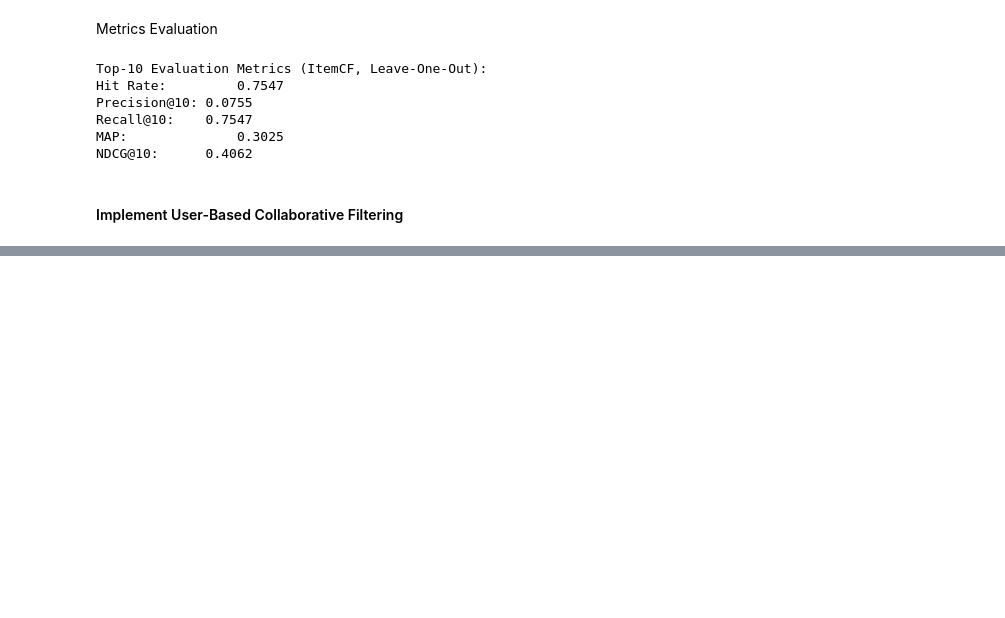
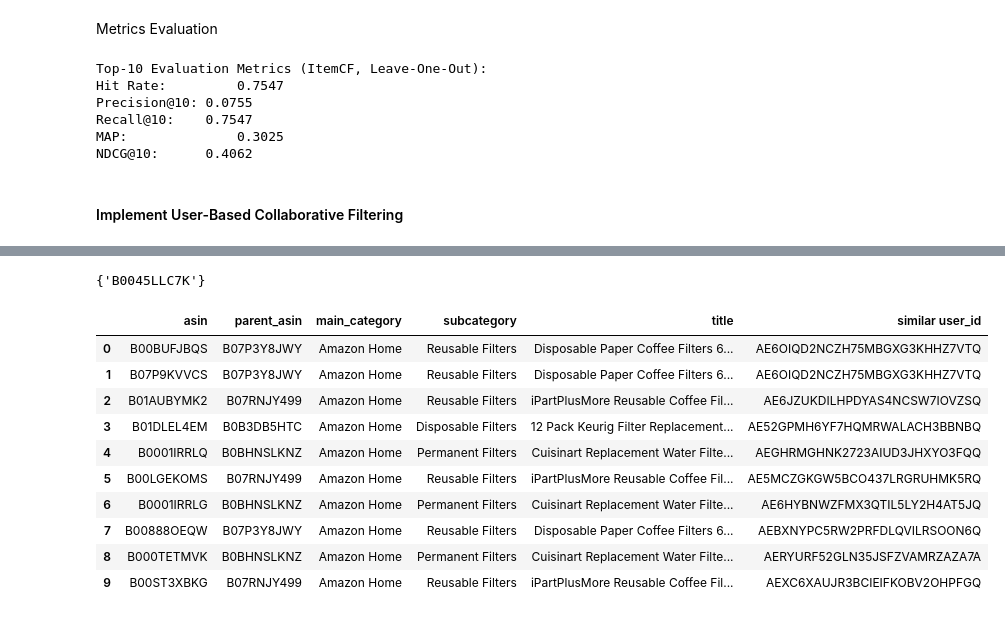
Before and after one commit to ds-edu/capstone-recsys, a Jupyter notebook: recsys_ecomm/notebooks/recsys.ipynb, the cells around one changed output, grey strips where cells are left out. Saved outputs shown, nothing was run; the diff lists cells and outputs as text; code cells hidden in the pictures; blank space fills up the shorter version.

```diff
--- a/recsys_ecomm/notebooks/recsys.ipynb
+++ b/recsys_ecomm/notebooks/recsys.ipynb
@@ -1487,0 +1469,4 @@ NDCG@10:      0.4062
+# %%
+# Randomize or manually pick user id
+user_id = 'AHXVMVJEAMRUIE4FDV5ZWWPWLNCA'  # Example user ID
+# user_id = train_df['user_id'].sample(1, random_state=random_seed).values[0]  # Rand user from tr df
@@ -1487,0 +1489,5 @@ NDCG@10:      0.4062
+# %%
+topk_items = ubcf.recommend_items_for_user(user_id)
+# %%
+for asin, score in topk_items.items():
+    print(f"Recommended Item: {asin}, Score: {score}")
@@ -1487,0 +1505,38 @@ NDCG@10:      0.4062
+# %%
+# Verify
+uim = train_df.pivot(index='user_id', columns='asin', values='rating').fillna(0)
+user_rated = set(uim.loc[user_id][uim.loc[user_id] > 0].index)
+user_rated
+# %% [output]
+{'B0045LLC7K'}
+# %%
+similar_recos = []
+
+for asin, score in topk_items.items():
+    row = train_df[train_df['asin'] == asin].iloc[0]
+    similar_recos.append({
+        'asin': row['asin'],
+        'parent_asin': row['parent_asin'],
+        'main_category': row['main_category'],
+        'subcategory': row['subcategory'],
+        # 'maker': row['maker'],
+        'title': row['title'],
+        'similar user_id': row['user_id']
+    })
+
+# Convert to DataFrame
+df_similar_recos = pd.DataFrame(similar_recos)
+# %%
+df_similar_recos
+# %% [output]
+|  | asin | parent_asin | main_category | subcategory | title | similar user_id |
+| 0 | B00BUFJBQS | B07P3Y8JWY | Amazon Home | Reusable Filters | Disposable Paper Coffee Filters 6... | AE6OIQD2NCZH75MBGXG3KHHZ7VTQ |
+| 1 | B07P9KVVCS | B07P3Y8JWY | Amazon Home | Reusable Filters | Disposable Paper Coffee Filters 6... | AE6OIQD2NCZH75MBGXG3KHHZ7VTQ |
+| 2 | B01AUBYMK2 | B07RNJY499 | Amazon Home | Reusable Filters | iPartPlusMore Reusable Coffee Fil... | AE6JZUKDILHPDYAS4NCSW7IOVZSQ |
+| 3 | B01DLEL4EM | B0B3DB5HTC | Amazon Home | Disposable Filters | 12 Pack Keurig Filter Replacement... | AE52GPMH6YF7HQMRWALACH3BBNBQ |
+| 4 | B0001IRRLQ | B0BHNSLKNZ | Amazon Home | Permanent Filters | Cuisinart Replacement Water Filte... | AEGHRMGHNK2723AIUD3JHXYO3FQQ |
+| 5 | B00LGEKOMS | B07RNJY499 | Amazon Home | Reusable Filters | iPartPlusMore Reusable Coffee Fil... | AE5MCZGKGW5BCO437LRGRUHMK5RQ |
+| 6 | B0001IRRLG | B0BHNSLKNZ | Amazon Home | Permanent Filters | Cuisinart Replacement Water Filte... | AE6HYBNWZFMX3QTIL5LY2H4AT5JQ |
+| 7 | B00888OEQW | B07P3Y8JWY | Amazon Home | Reusable Filters | Disposable Paper Coffee Filters 6... | AEBXNYPC5RW2PRFDLQVILRSOON6Q |
+| 8 | B000TETMVK | B0BHNSLKNZ | Amazon Home | Permanent Filters | Cuisinart Replacement Water Filte... | AERYURF52GLN35JSFZVAMRZAZA7A |
+| 9 | B00ST3XBKG | B07RNJY499 | Amazon Home | Reusable Filters | iPartPlusMore Reusable Coffee Fil... | AEXC6XAUJR3BCIEIFKOBV2OHPFGQ |
```
Also changed, not shown: parts of 6 cells of this notebook.
